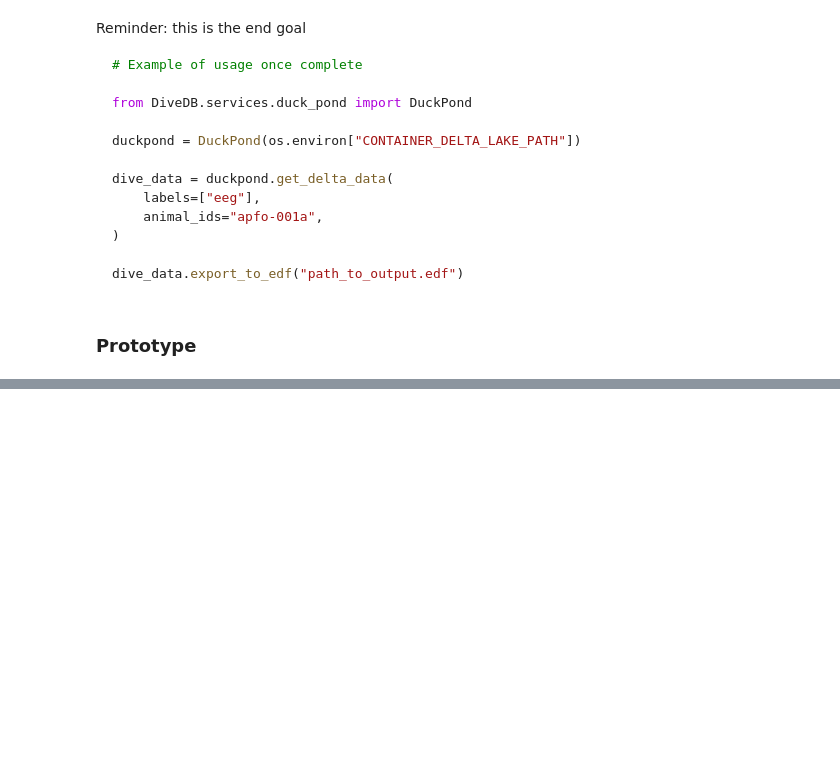
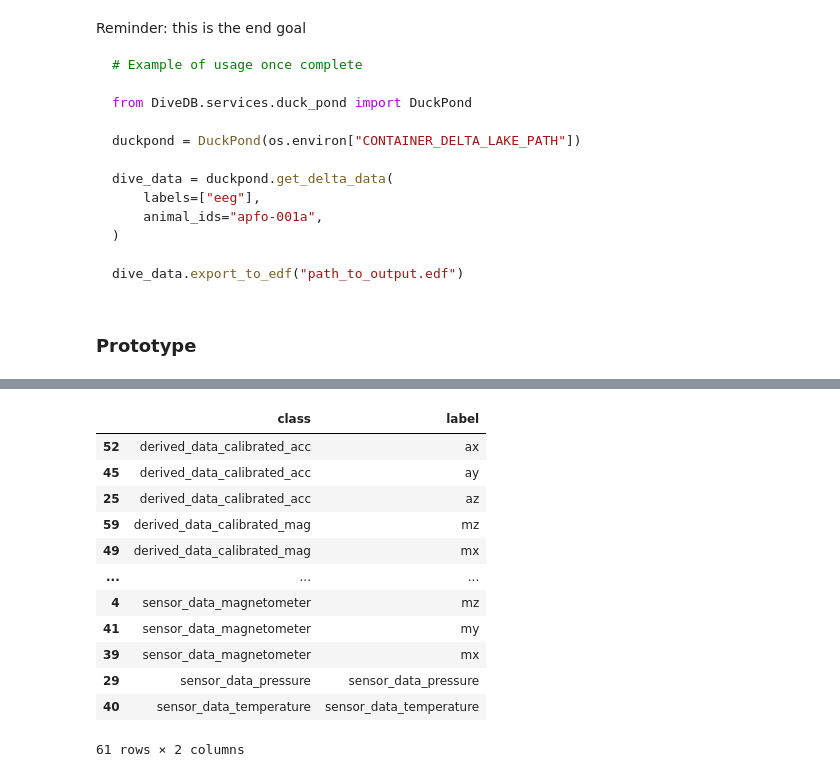
Before and after one commit to ecophysviz-lab/DiveDB, a Jupyter notebook: docs/export_docs.ipynb, the cells around one changed output, grey strips where cells are left out. Cells and saved outputs as stored; diff of their text form; code cells hidden in the pictures; blank space fills up the shorter version.

```diff
--- a/docs/export_docs.ipynb
+++ b/docs/export_docs.ipynb
@@ -87,3 +140,19 @@ labels_df["label"][:]
+# %%
+signal_df.sort_values(by="class")
+# %% [output]
+|  | class | label |
+| 52 | derived_data_calibrated_acc | ax |
+| 45 | derived_data_calibrated_acc | ay |
+| 25 | derived_data_calibrated_acc | az |
+| 59 | derived_data_calibrated_mag | mz |
+| 49 | derived_data_calibrated_mag | mx |
+| ... | ... | ... |
+| 4 | sensor_data_magnetometer | mz |
+| 41 | sensor_data_magnetometer | my |
+| 39 | sensor_data_magnetometer | mx |
+| 29 | sensor_data_pressure | sensor_data_pressure |
+| 40 | sensor_data_temperature | sensor_data_temperature |
+61 rows × 2 columns
 # %%
 # commenting out b/c otherwise this crashes my kernel (if i do other stuff after it)
 
```
Also changed, not shown: parts of 17 cells of this notebook.
